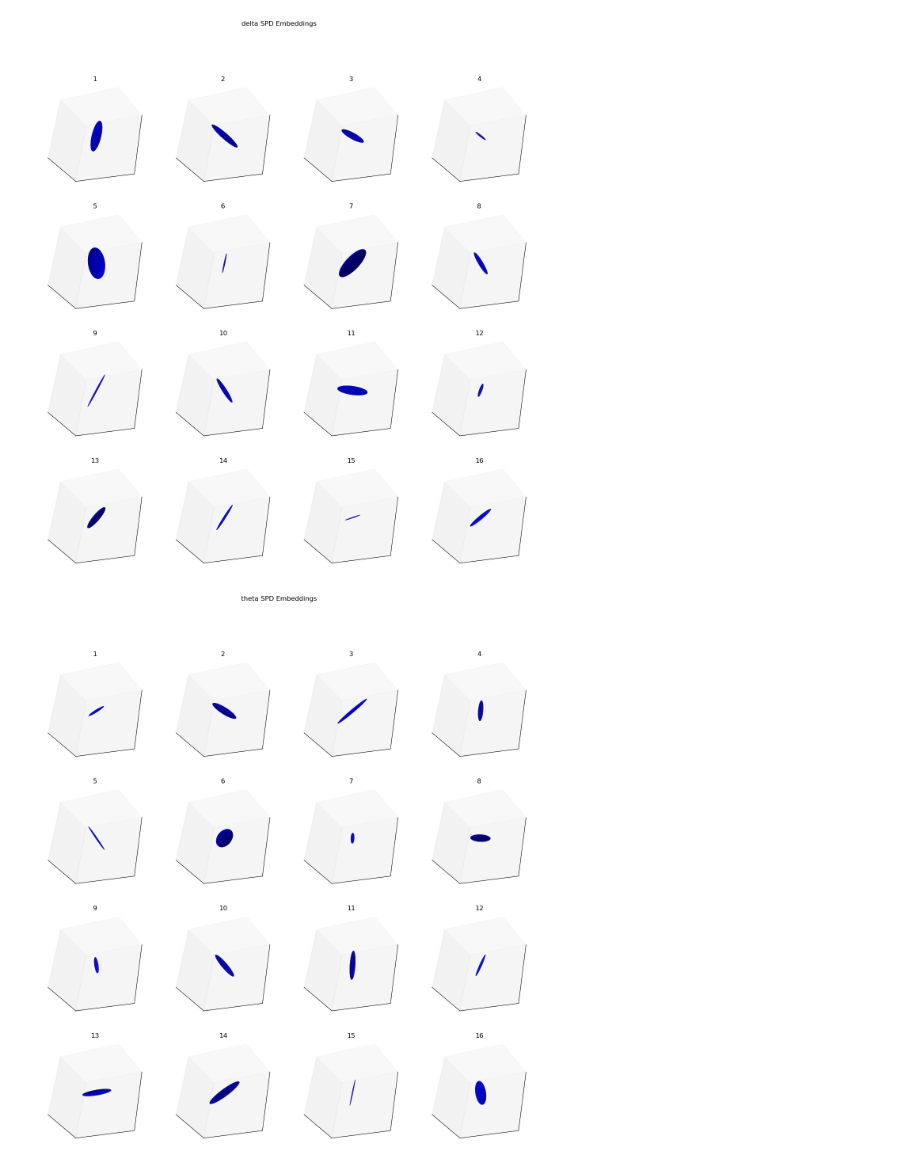
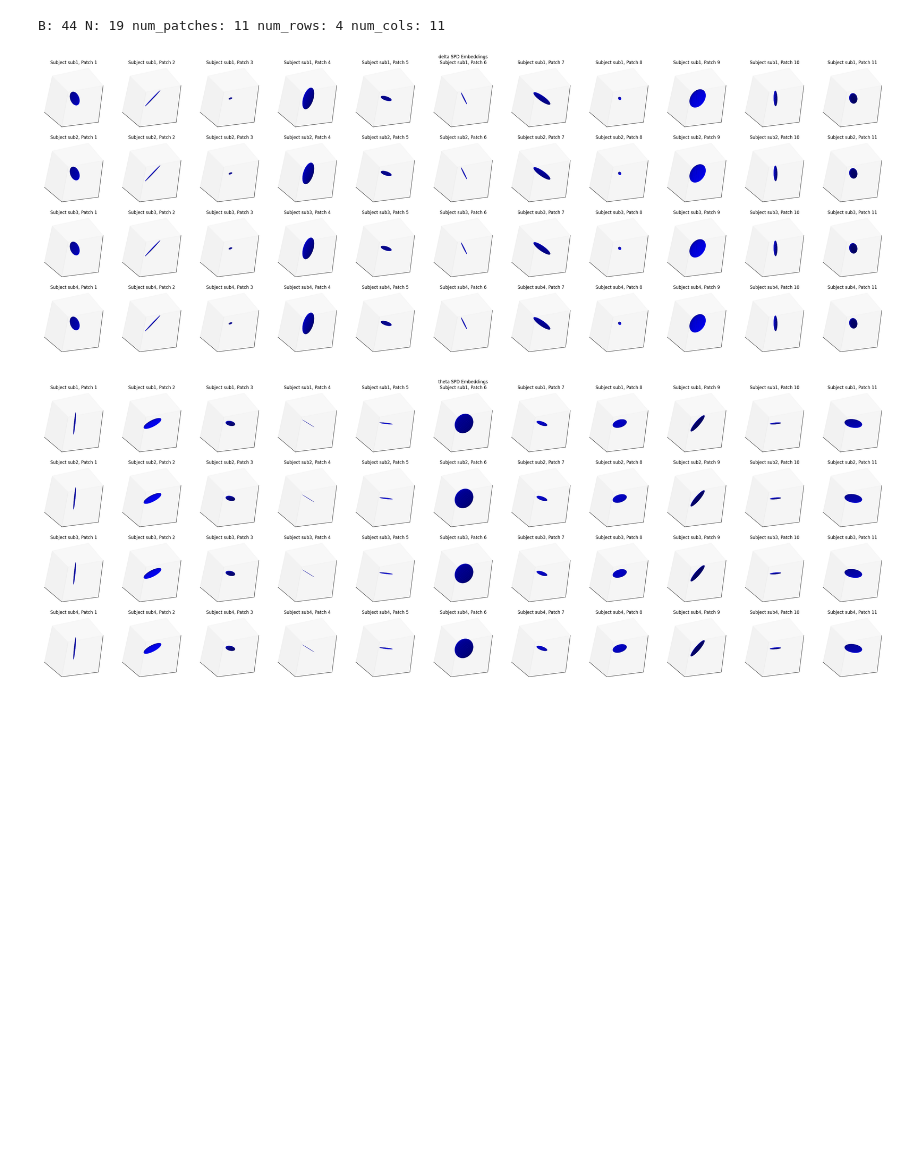
Before and after one commit to MatthewChen37/EEG-Foundation-Model, a Jupyter notebook: Explainability/testEmbeddingVisualization.ipynb, the cells around one changed output. Drawn from its saved outputs; the diff is of its cells as text; code cells hidden in the pictures; blank space fills up the shorter version.

Commit message:
Edit embedding visualization

```diff
--- a/Explainability/testEmbeddingVisualization.ipynb
+++ b/Explainability/testEmbeddingVisualization.ipynb
@@ -21,25 +18,31 @@ def random_spd_matrix(n):
 # %%
 wavelet_manifold_output = {
     'delta': torch.tensor([
-        random_spd_matrix(n) for i in range(256)
-    ]),
+        random_spd_matrix(n) for i in range(11)
+    ]).repeat(4, 1, 1),
     'theta': torch.tensor([
-        random_spd_matrix(n) for i in range(256)
-    ]),
+        random_spd_matrix(n) for i in range(11)
+    ]).repeat(4, 1, 1),
     'alpha': torch.tensor([
-        random_spd_matrix(n) for i in range(256)
-    ]),
+        random_spd_matrix(n) for i in range(11)
+    ]).repeat(4, 1, 1),
     'beta': torch.tensor([
-        random_spd_matrix(n) for i in range(256)
-    ]),
+        random_spd_matrix(n) for i in range(11)
+    ]).repeat(4, 1, 1),
     'gamma': torch.tensor([
-        random_spd_matrix(n) for i in range(256)
-    ]),
+        random_spd_matrix(n) for i in range(11)
+    ]).repeat(4, 1, 1),
 }
 
-combined_manifold_output = torch.tensor([random_spd_matrix(n) for i in range(256)])
+combined_manifold_output = torch.tensor([random_spd_matrix(n) for i in range(11)])
+combined_manifold_output = combined_manifold_output.repeat(4, 1, 1)
+combined_manifold_output_masked = torch.tensor([random_spd_matrix(n) for i in range(11)])
+combined_manifold_output_masked = combined_manifold_output_masked.repeat(4, 1, 1)
+subject_names = ['sub1', 'sub2', 'sub3', 'sub4']
+
 # Slow method but don't care since this is just testing
 for band, v in wavelet_manifold_output.items():
     print(band, v.shape)
 print(combined_manifold_output.shape)
+print(combined_manifold_output_masked.shape)
 # %% [output]
@@ -52,11 +56,12 @@ torch.Size([256, 19, 19])
 # %%
-wavelet_figs, combined_fig = plotSPDEmbedding(wavelet_manifold_output, combined_manifold_output)
+wavelet_figs, combined_fig = plotSPDEmbedding(wavelet_manifold_output, combined_manifold_output, combined_manifold_output_masked, subject_names, num_patches=11, num_rows=4, num_cols=11)
 
 for band, wavelet_fig in wavelet_figs.items():
     wavelet_fig.savefig(f"./test_figures/{band}_wavelet_fig.png")
 
 combined_fig.savefig(f"./test_figures/combined_fig.png")
 plt.show()
 # %% [output]
+B: 44 N: 19 num_patches: 11 num_rows: 4 num_cols: 11
-[figure, old version]
+[figure, new version]
-[figure, old version]
+[figure, new version]
```
Also changed, not shown: parts of 3 cells of this notebook, 7 other files.
